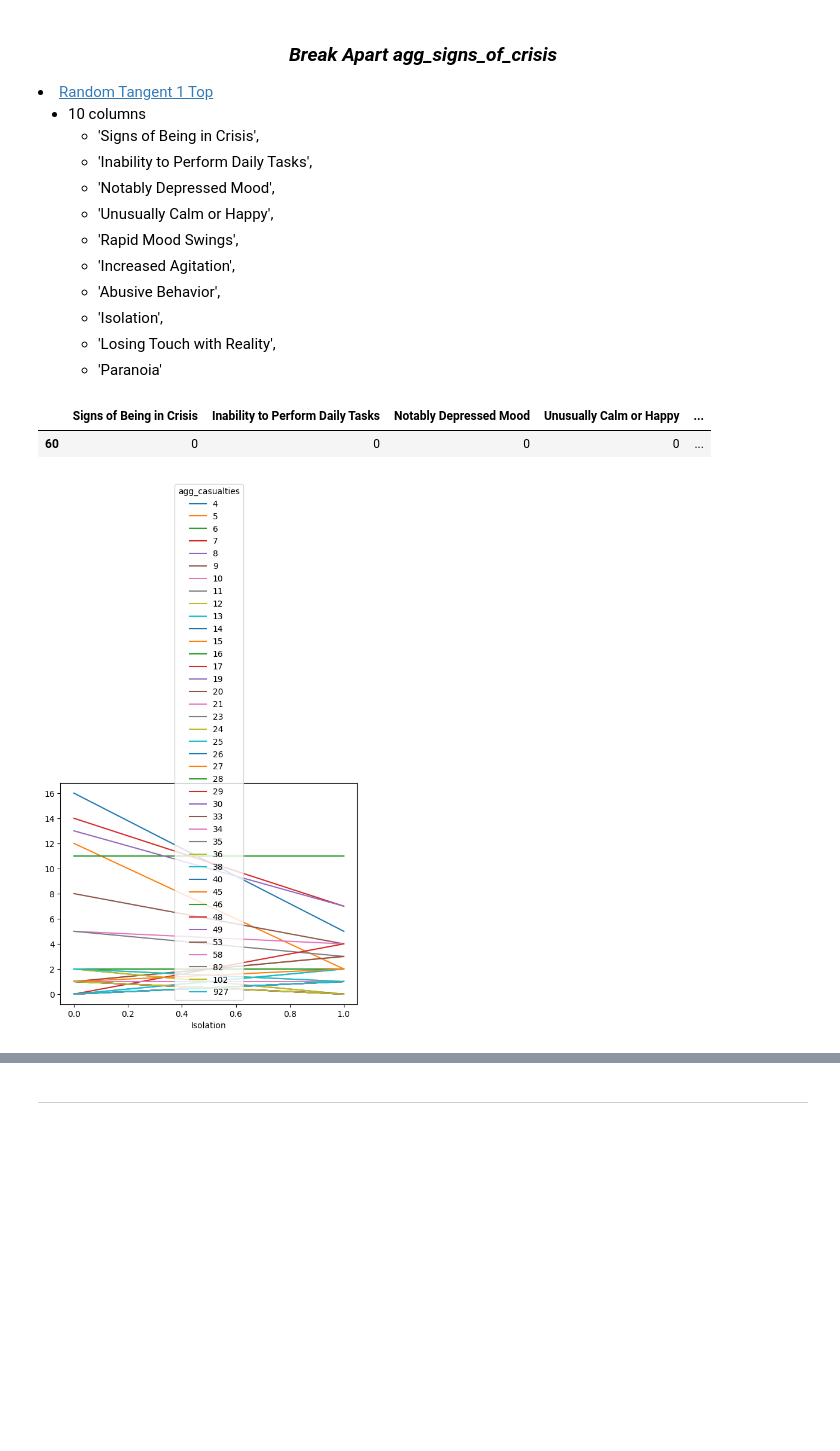
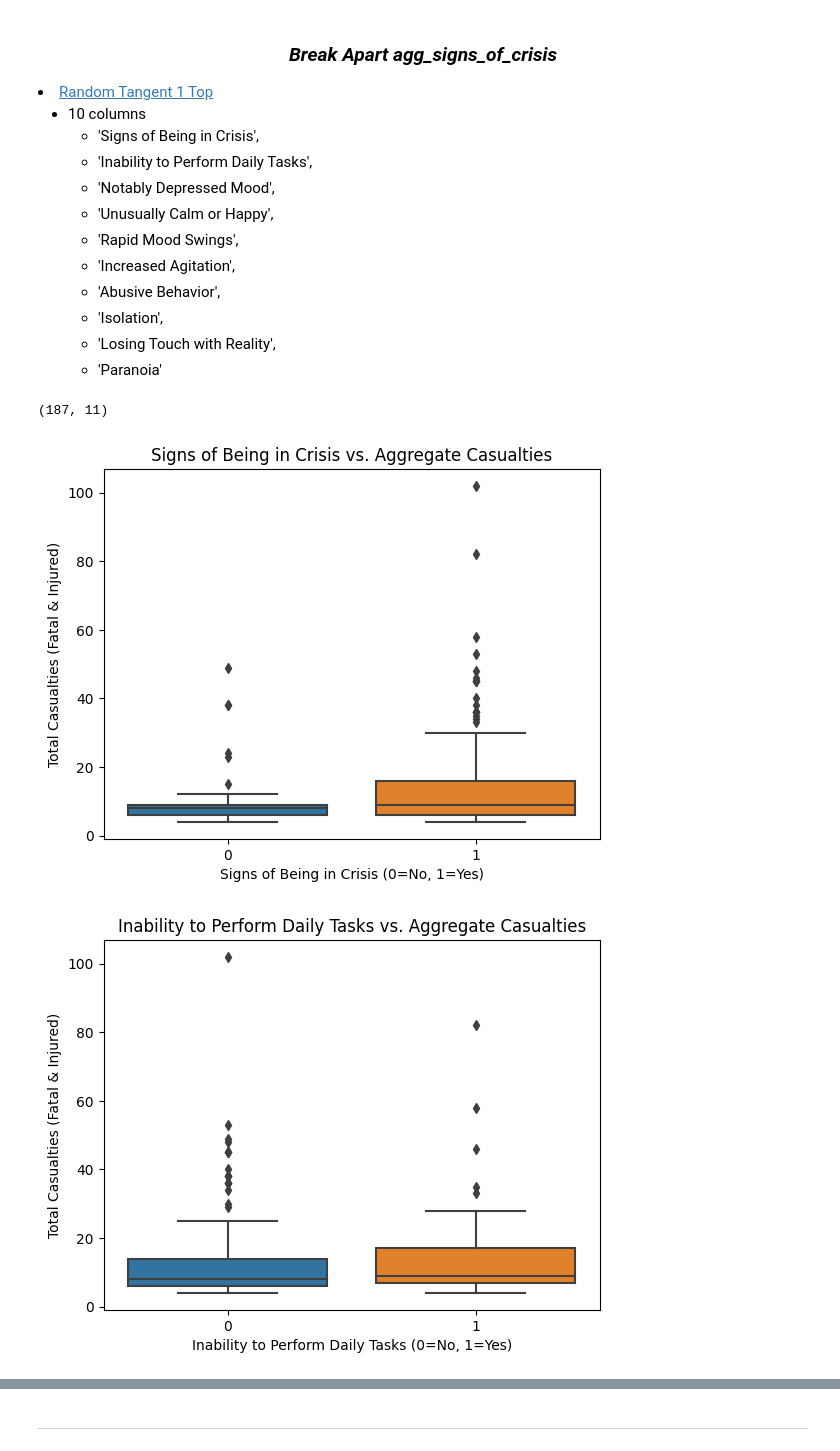
Before and after one commit to Jared-Wood135/mass-shooters-project, a Jupyter notebook: misc.ipynb, the cells around one changed output, grey strips where cells are left out. Drawn from its saved outputs; the diff is of its cells as text; code cells hidden in the pictures; blank space fills up the shorter version.

Commit message:
Created intial loop to visualize features and target, will implement more things

```diff
--- a/misc.ipynb
+++ b/misc.ipynb
@@ -62,0 +61,4 @@ mass_shooters_df.sample()
+# %%
+# Remove the major outlier in New Vegas with 900+ casualties
+mass_shooters_df = mass_shooters_df[~(mass_shooters_df.agg_casualties > 900)]
+mass_shooters_df.shape
@@ -124,12 +112,0 @@ signs_of_crisis = [
-# %%
-# Create temp df for specific exploratory purposes
-signs_of_crisis_df = mass_shooters_df[signs_of_crisis]
-signs_of_crisis_df.sample()
-# %% [output]
-|  | Signs of Being in Crisis | Inability to Perform Daily Tasks | Notably Depressed Mood | Unusually Calm or Happy | ... |
-| 60 | 0 | 0 | 0 | 0 | ... |
-# %%
-pd.crosstab(signs_of_crisis_df.Isolation, signs_of_crisis_df.agg_casualties).plot()
-plt.show()
-# %% [output]
-[figure, removed]
@@ -135,0 +128,20 @@ plt.show()
+# %%
+# Create temp df for specific exploratory purposes
+signs_of_crisis_df = mass_shooters_df[signs_of_crisis]
+signs_of_crisis_df.shape
+# %% [output]
+(187, 11)
+# %%
+# Make a list of column names without target variable
+signs_of_crisis_list = signs_of_crisis_df.drop(columns='agg_casualties').columns.to_list()
+# %%
+# Visualize everything with the target via boxplots
+for col in signs_of_crisis_list:
+    sns.boxplot(data=signs_of_crisis_df, x=col, y='agg_casualties')
+    plt.title(f'{col} vs. Aggregate Casualties')
+    plt.xlabel(f'{col} (0=No, 1=Yes)')
+    plt.ylabel('Total Casualties (Fatal & Injured)')
+    plt.show()
+# %% [output]
+[figure, added]
+[figure, added]
```
Also changed, not shown: parts of 45 cells of this notebook.
